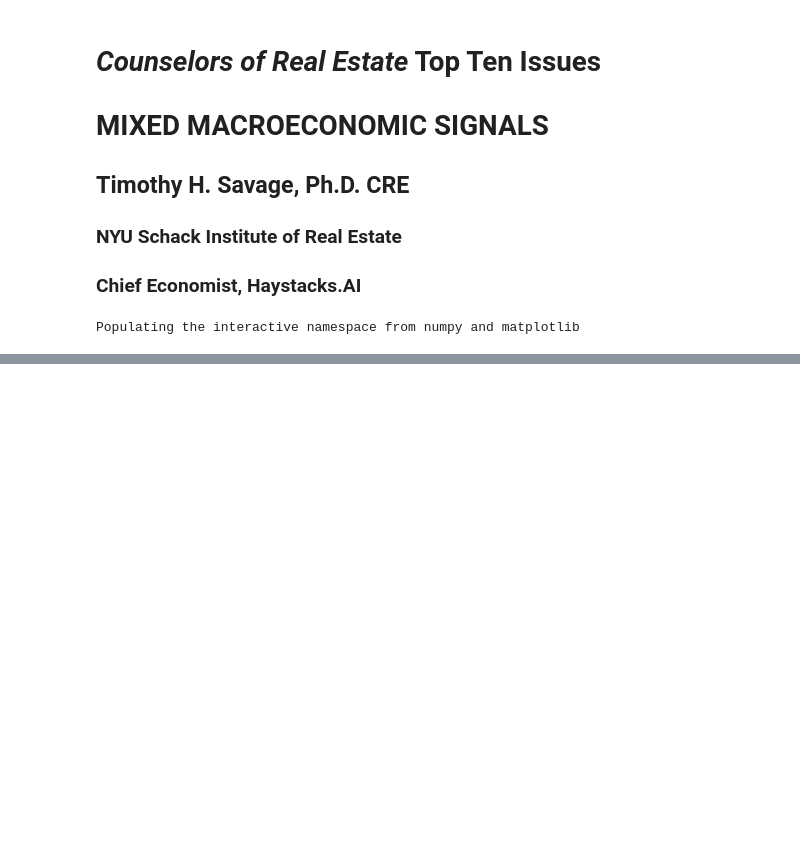
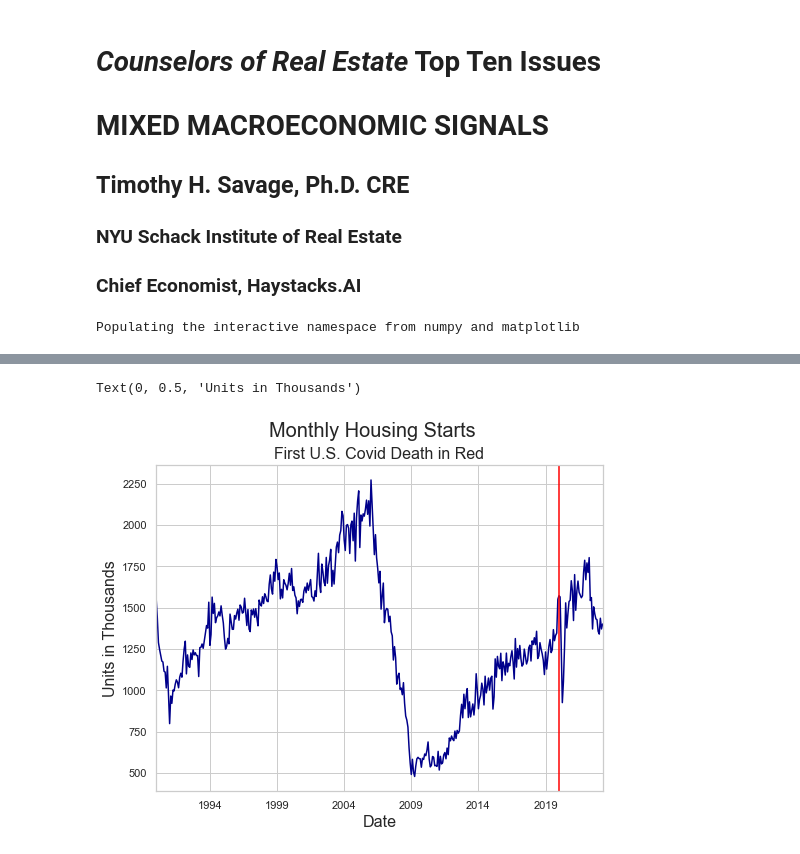
Before and after one commit to thsavage/Macroeconomic-Talking-Points, a Jupyter notebook: CRE Top Ten Issues Macroeconomics.ipynb, the cells around one changed output, grey strips where cells are left out. Saved outputs shown, nothing was run; the diff lists cells and outputs as text; code cells hidden in the pictures; blank space fills up the shorter version.

```diff
--- a/CRE Top Ten Issues Macroeconomics.ipynb
+++ b/CRE Top Ten Issues Macroeconomics.ipynb
@@ -127,3 +174,15 @@ plt.axhline(0, color='black')
+# %%
+starts = fred.get_series("HOUST", observation_start='1990-01-01')
+
+starts.plot(color='darkblue', label='Housing Starts', figsize=(8, 6), )
+plt.title('First U.S. Covid Death in Red', fontsize=16)
+plt.axvline(dt.datetime(2020, 1, 9), color="red")
+plt.suptitle('Monthly Housing Starts', fontsize=20)
+plt.xlabel('Date', fontsize=16)
+plt.ylabel('Units in Thousands', fontsize=16)
+# %% [output]
+Text(0, 0.5, 'Units in Thousands')
+[figure, added]
 # %%
 costs = fred.get_series("PCU483111483111", observation_start='2019-01-01').dropna()
 costs.plot(color='darkblue', figsize=(8, 6))
```
Also changed, not shown: parts of 24 cells of this notebook, 1 other file.
